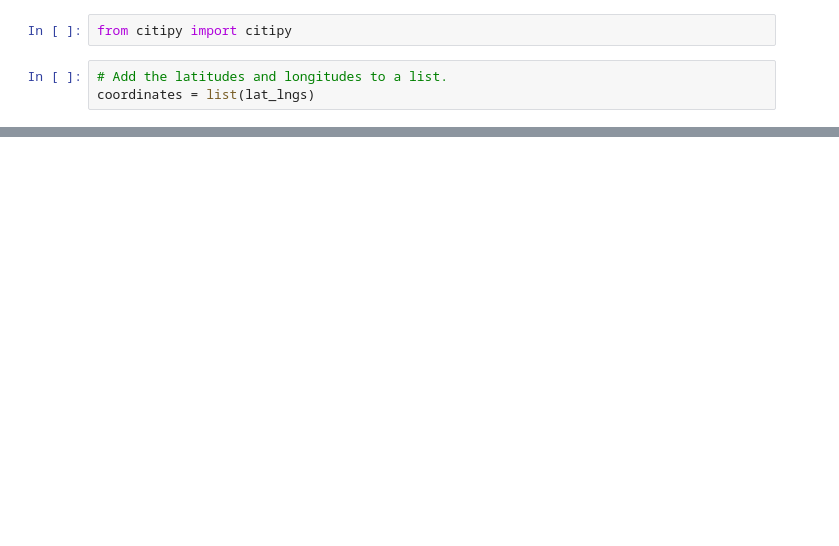
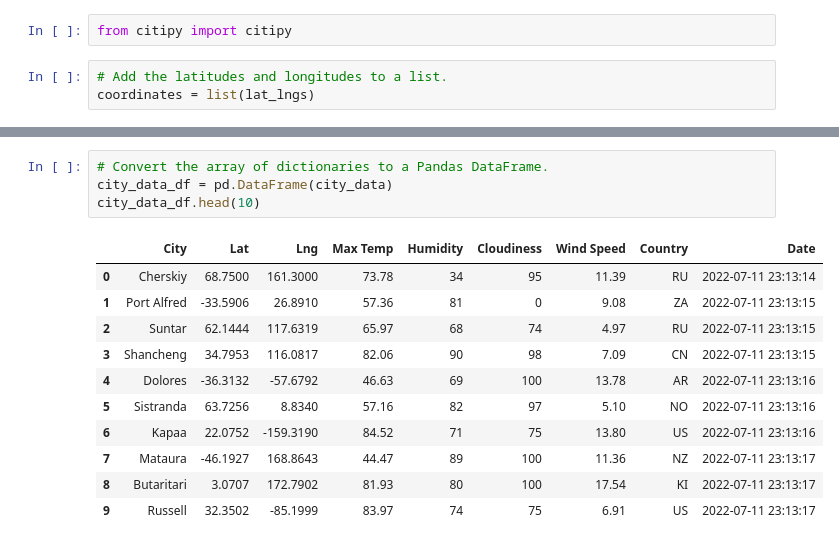
Before and after one commit to KurtOtto90/World_Weather_Analysis, a Jupyter notebook: WeatherPy.ipynb, the cells around one changed output, grey strips where cells are left out. Cells and saved outputs as stored; diff of their text form; blank space fills up the shorter version.

```diff
--- a/WeatherPy.ipynb
+++ b/WeatherPy.ipynb
@@ -32,0 +143,16 @@ len(cities)
+# %%
+# Convert the array of dictionaries to a Pandas DataFrame.
+city_data_df = pd.DataFrame(city_data)
+city_data_df.head(10)
+# %% [output]
+|  | City | Lat | Lng | Max Temp | Humidity | Cloudiness | Wind Speed | Country | Date |
+| 0 | Cherskiy | 68.7500 | 161.3000 | 73.78 | 34 | 95 | 11.39 | RU | 2022-07-11 23:13:14 |
+| 1 | Port Alfred | -33.5906 | 26.8910 | 57.36 | 81 | 0 | 9.08 | ZA | 2022-07-11 23:13:15 |
+| 2 | Suntar | 62.1444 | 117.6319 | 65.97 | 68 | 74 | 4.97 | RU | 2022-07-11 23:13:15 |
+| 3 | Shancheng | 34.7953 | 116.0817 | 82.06 | 90 | 98 | 7.09 | CN | 2022-07-11 23:13:15 |
+| 4 | Dolores | -36.3132 | -57.6792 | 46.63 | 69 | 100 | 13.78 | AR | 2022-07-11 23:13:16 |
+| 5 | Sistranda | 63.7256 | 8.8340 | 57.16 | 82 | 97 | 5.10 | NO | 2022-07-11 23:13:16 |
+| 6 | Kapaa | 22.0752 | -159.3190 | 84.52 | 71 | 75 | 13.80 | US | 2022-07-11 23:13:16 |
+| 7 | Mataura | -46.1927 | 168.8643 | 44.47 | 89 | 100 | 11.36 | NZ | 2022-07-11 23:13:17 |
+| 8 | Butaritari | 3.0707 | 172.7902 | 81.93 | 80 | 100 | 17.54 | KI | 2022-07-11 23:13:17 |
+| 9 | Russell | 32.3502 | -85.1999 | 83.97 | 74 | 75 | 6.91 | US | 2022-07-11 23:13:17 |
```
Also changed, not shown: parts of 9 cells of this notebook, 3 other files.
